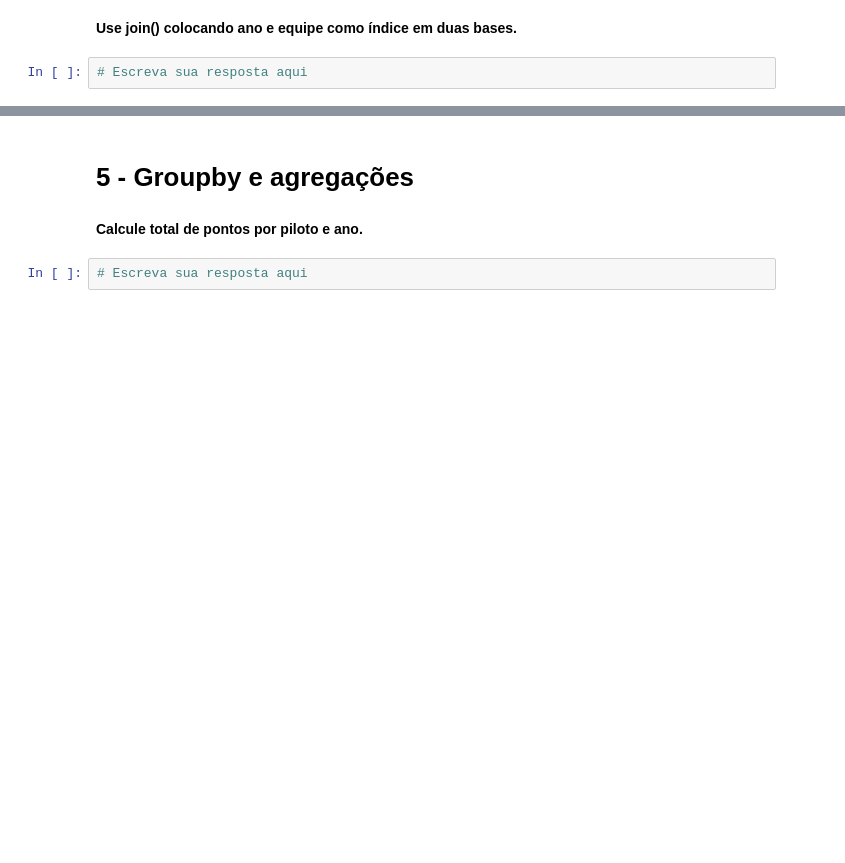
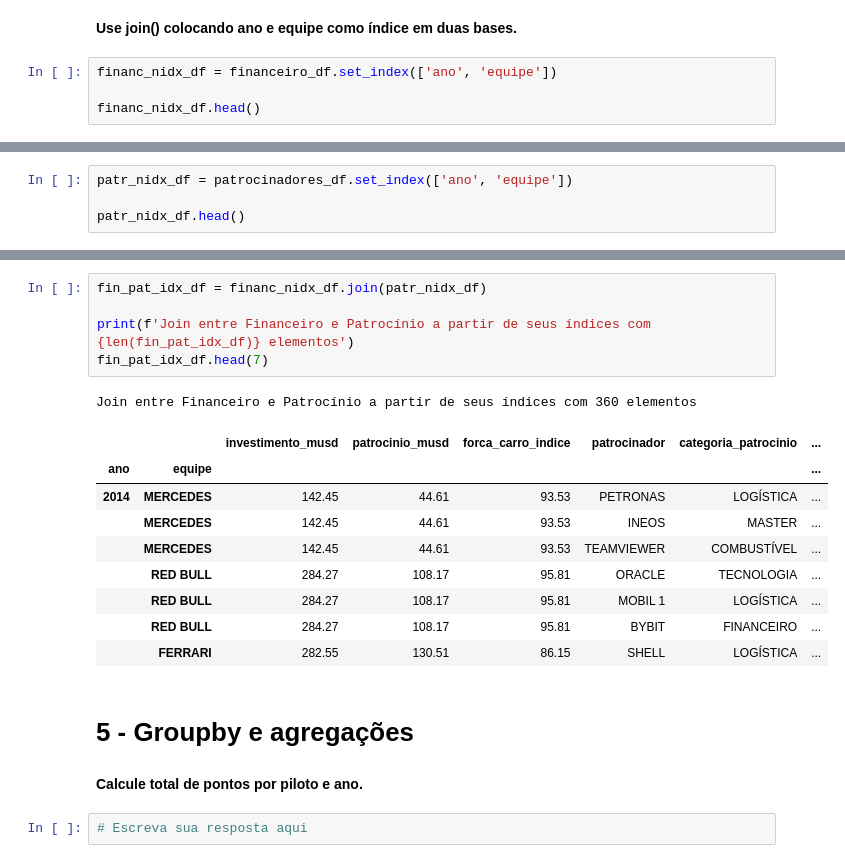
Before and after one commit to Somutt/revisao_py, a Jupyter notebook: 02_data_analysis/pandas_f1.ipynb, the cells around one changed output, grey strips where cells are left out. Saved outputs shown, nothing was run; the diff lists cells and outputs as text; blank space fills up the shorter version.

Commit message:
chore (data_analysis): merge financeiro e patrocinio

```diff
--- a/02_data_analysis/pandas_f1.ipynb
+++ b/02_data_analysis/pandas_f1.ipynb
@@ -1561,4 +1604,6 @@ Número de elementos em Resultado_Financeiro Outer Merge: 4860
 # %% [markdown]
 **Use **join()** colocando **ano** e **equipe** como índice em duas bases.**
 # %%
-# Escreva sua resposta aqui
+financ_nidx_df = financeiro_df.set_index(['ano', 'equipe'])
+
+financ_nidx_df.head()
@@ -1564,0 +1618,4 @@ Número de elementos em Resultado_Financeiro Outer Merge: 4860
+# %%
+patr_nidx_df = patrocinadores_df.set_index(['ano', 'equipe'])
+
+patr_nidx_df.head()
@@ -1565,3 +1630,19 @@ Número de elementos em Resultado_Financeiro Outer Merge: 4860
+# %%
+fin_pat_idx_df = financ_nidx_df.join(patr_nidx_df)
+
+print(f'Join entre Financeiro e Patrocínio a partir de seus índices com {len(fin_pat_idx_df)} elementos')
+fin_pat_idx_df.head(7)
+# %% [output]
+Join entre Financeiro e Patrocínio a partir de seus índices com 360 elementos
+|  |  | investimento_musd | patrocinio_musd | forca_carro_indice | patrocinador | categoria_patrocinio | ... |
+| ano | equipe |  |  |  |  |  | ... |
+| 2014 | MERCEDES | 142.45 | 44.61 | 93.53 | PETRONAS | LOGÍSTICA | ... |
+|  | MERCEDES | 142.45 | 44.61 | 93.53 | INEOS | MASTER | ... |
+|  | MERCEDES | 142.45 | 44.61 | 93.53 | TEAMVIEWER | COMBUSTÍVEL | ... |
+|  | RED BULL | 284.27 | 108.17 | 95.81 | ORACLE | TECNOLOGIA | ... |
+|  | RED BULL | 284.27 | 108.17 | 95.81 | MOBIL 1 | LOGÍSTICA | ... |
+|  | RED BULL | 284.27 | 108.17 | 95.81 | BYBIT | FINANCEIRO | ... |
+|  | FERRARI | 282.55 | 130.51 | 86.15 | SHELL | LOGÍSTICA | ... |
 # %% [markdown]
 # 5 - Groupby e agregações
 # %% [markdown]
```
Also changed, not shown: parts of 8 cells of this notebook.
